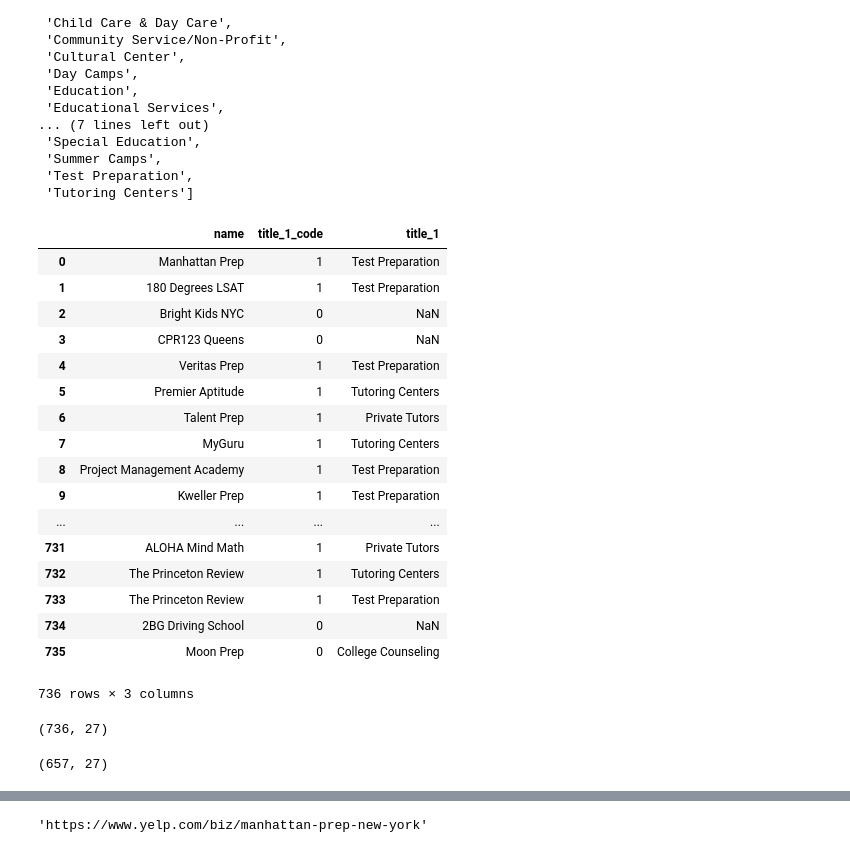
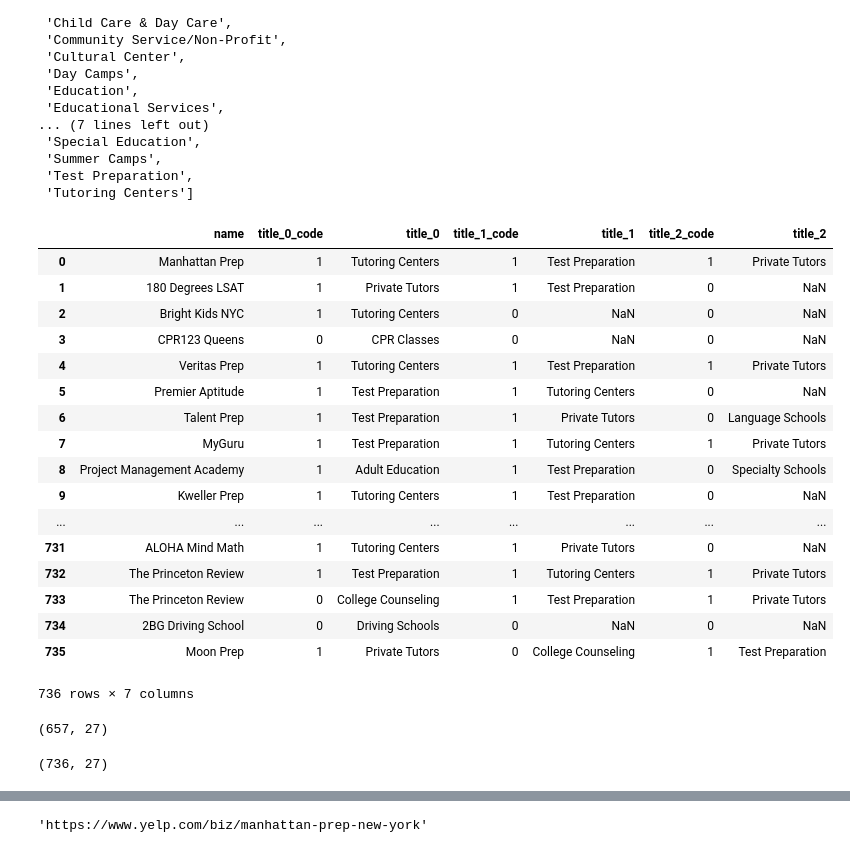
Before and after one commit to rvent/Tutoring_Company_Project, a Jupyter notebook: Final_Presentation.ipynb, the cells around one changed output, grey strips where cells are left out. Cells and saved outputs as stored; diff of their text form; code cells hidden in the pictures.

Commit message:
add functions to clean review

```diff
--- a/Final_Presentation.ipynb
+++ b/Final_Presentation.ipynb
@@ -253,3 +177,2 @@ df2 = collapse_feature(df1, "location")
 # %%
-df2.drop(["location_7", "distance", "image_url", "alias", "coordinates"], axis=1, inplace=True)
-df2
+df.drop(["location_7", "distance", "image_url", "alias", "coordinates"], axis=1, inplace=True)
@@ -289,4 +210,4 @@ def set_up_categories(df, categories):
     df1.drop(categories, axis=1, inplace=True)
     return df1
 # %%
-df3 = set_up_categories(df2, ['categories_0', 'categories_1','categories_2'])
+df1 = set_up_categories(df, ['categories_0', 'categories_1','categories_2'])
@@ -320,3 +237,6 @@ arr_2 = df3.title_2.unique()
 # %%
+arr_0 = df1.title_0.unique()
+arr_1 = df1.title_1.unique()
+arr_2 = df1.title_2.unique()
 arr_comb = np.union1d(arr_0.astype(str), arr_1.astype(str))
 arr_comb = np.union1d(arr_1.astype(str), arr_comb)
@@ -382,17 +293,7 @@ keywords(arr_comb)
  'Test Preparation',
  'Tutoring Centers']
 # %%
-def keywords(arr):
-    lst = []
-    hot_words = ["Tutor", "Child", "Kids", "Education", "Community", "Cultural", "Art", "Elementary", "Middle",
-                 "High", "Camps", "Preschool", "Clubs", "Prep"]
-    for item in arr:
-        for word in hot_words:
-            if word in item:
-                lst.append(item)
-                break
-    return lst
-
+# checks if the title is related to tutoring or not
 def title_coding(df, titles):
     df_4 = df.copy()
     count = 0
@@ -413,26 +314,26 @@ def title_coding(df, titles):
         df_4[f"title_{count}_code"] = encoding
         count += 1
     return df_4
-df_4 = title_coding(df3, ["title_0", "title_1", "title_2"])
+df_2 = title_coding(df3, ["title_0", "title_1", "title_2"])
 # %%
-df_4[["name","title_1_code", "title_1"]]
+df_2[["name","title_0_code", "title_0", "title_1_code", "title_1", "title_2_code", "title_2"]]
 # %% [output]
-|  | name | title_1_code | title_1 |
-| 0 | Manhattan Prep | 1 | Test Preparation |
-| 1 | 180 Degrees LSAT | 1 | Test Preparation |
-| 2 | Bright Kids NYC | 0 | NaN |
-| 3 | CPR123 Queens | 0 | NaN |
-| 4 | Veritas Prep | 1 | Test Preparation |
-| 5 | Premier Aptitude | 1 | Tutoring Centers |
-| 6 | Talent Prep | 1 | Private Tutors |
-| 7 | MyGuru | 1 | Tutoring Centers |
-| 8 | Project Management Academy | 1 | Test Preparation |
-| 9 | Kweller Prep | 1 | Test Preparation |
-| ... | ... | ... | ... |
-| 731 | ALOHA Mind Math | 1 | Private Tutors |
-| 732 | The Princeton Review | 1 | Tutoring Centers |
-| 733 | The Princeton Review | 1 | Test Preparation |
-| 734 | 2BG Driving School | 0 | NaN |
-| 735 | Moon Prep | 0 | College Counseling |
+|  | name | title_0_code | title_0 | title_1_code | title_1 | title_2_code | title_2 |
+| 0 | Manhattan Prep | 1 | Tutoring Centers | 1 | Test Preparation | 1 | Private Tutors |
+| 1 | 180 Degrees LSAT | 1 | Private Tutors | 1 | Test Preparation | 0 | NaN |
+| 2 | Bright Kids NYC | 1 | Tutoring Centers | 0 | NaN | 0 | NaN |
+| 3 | CPR123 Queens | 0 | CPR Classes | 0 | NaN | 0 | NaN |
+| 4 | Veritas Prep | 1 | Tutoring Centers | 1 | Test Preparation | 1 | Private Tutors |
+| 5 | Premier Aptitude | 1 | Test Preparation | 1 | Tutoring Centers | 0 | NaN |
+| 6 | Talent Prep | 1 | Test Preparation | 1 | Private Tutors | 0 | Language Schools |
+| 7 | MyGuru | 1 | Test Preparation | 1 | Tutoring Centers | 1 | Private Tutors |
+| 8 | Project Management Academy | 1 | Adult Education | 1 | Test Preparation | 0 | Specialty Schools |
+| 9 | Kweller Prep | 1 | Tutoring Centers | 1 | Test Preparation | 0 | NaN |
+| ... | ... | ... | ... | ... | ... | ... | ... |
+| 731 | ALOHA Mind Math | 1 | Tutoring Centers | 1 | Private Tutors | 0 | NaN |
+| 732 | The Princeton Review | 1 | Test Preparation | 1 | Tutoring Centers | 1 | Private Tutors |
+| 733 | The Princeton Review | 0 | College Counseling | 1 | Test Preparation | 1 | Private Tutors |
+| 734 | 2BG Driving School | 0 | Driving Schools | 0 | NaN | 0 | NaN |
+| 735 | Moon Prep | 1 | Private Tutors | 0 | College Counseling | 1 | Test Preparation |
-736 rows × 3 columns
+736 rows × 7 columns
 # %%
@@ -442,8 +343,8 @@ df_5 = df_4[df_4.counts.values > 0]
 # %%
-df_4.shape
+df_3.shape
 # %% [output]
-(736, 27)
+(657, 27)
 # %%
-df_5.shape
+df_2.shape
 # %% [output]
-(657, 27)
+(736, 27)
```
Also changed, not shown: parts of 67 cells of this notebook.
